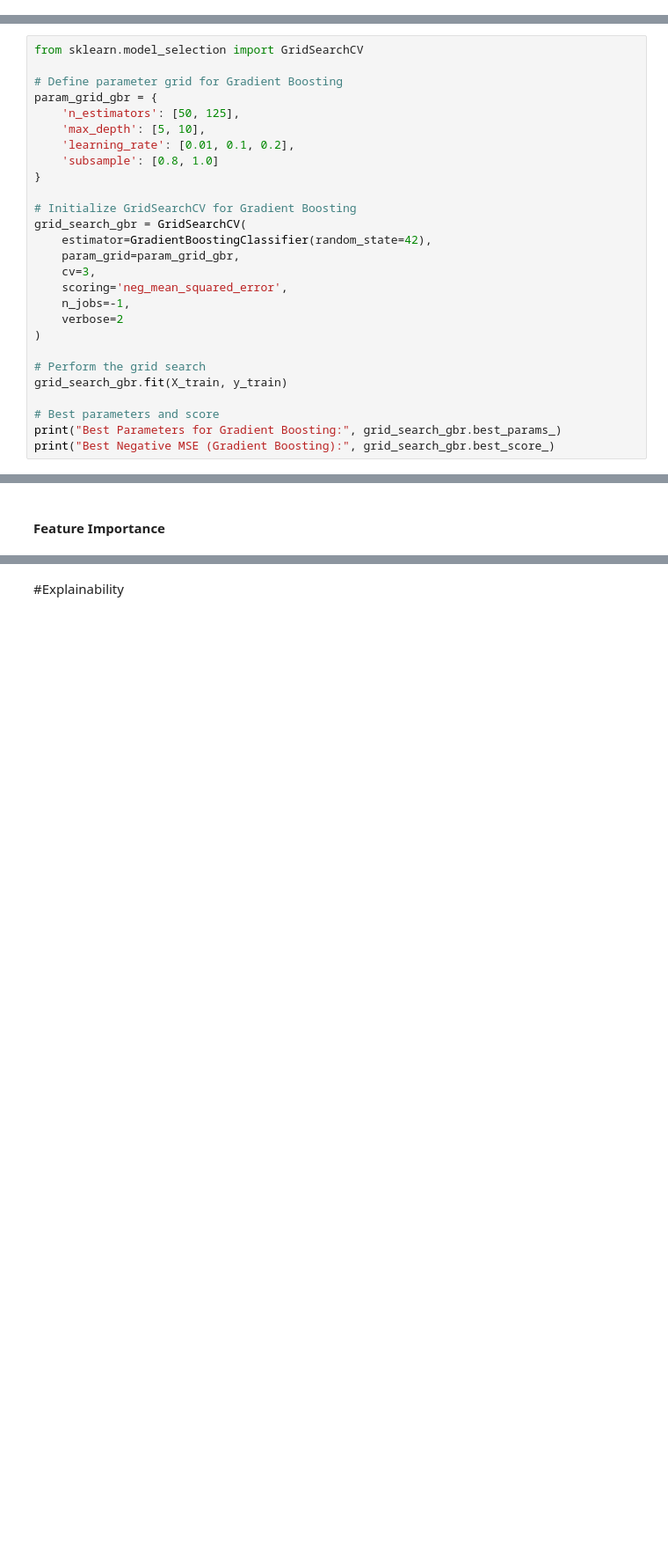
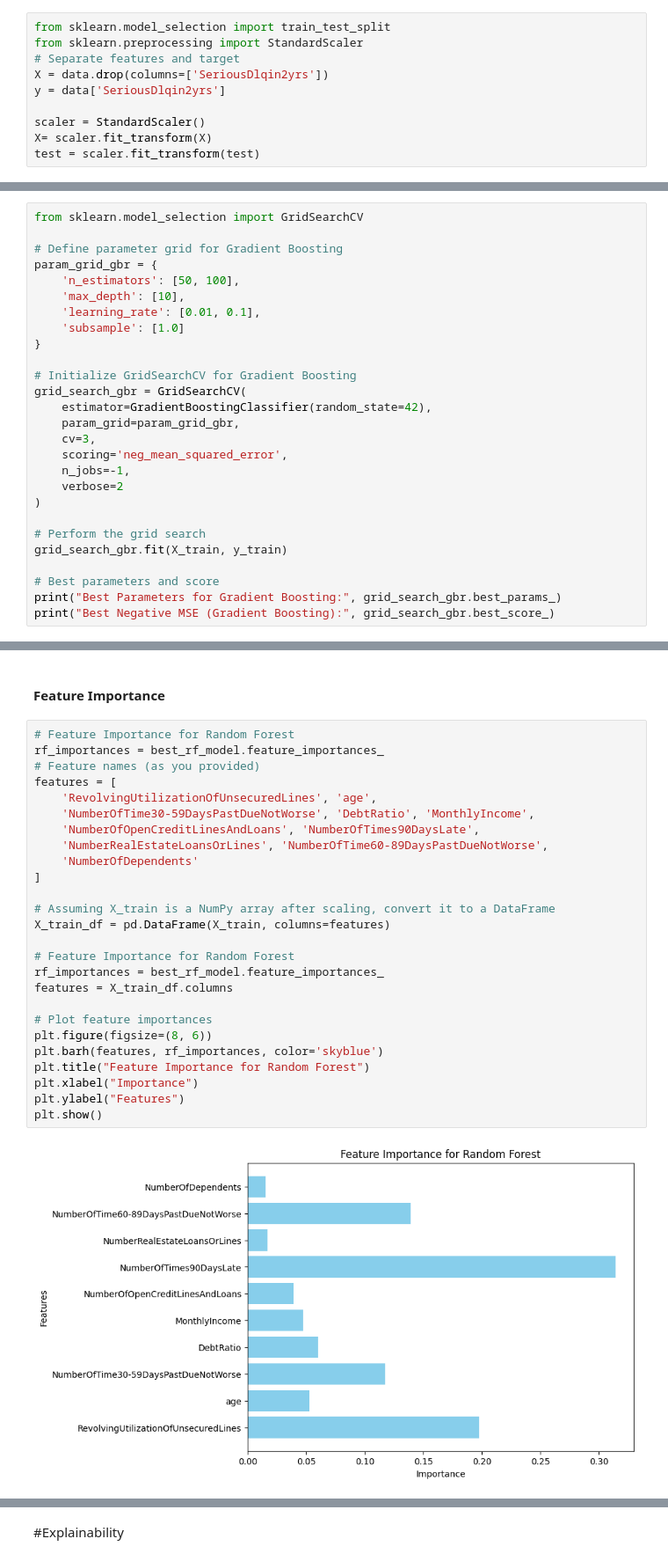
Before and after one commit to TigistW/XAI_Loan_Approval, a Jupyter notebook: XAI_loan_classification.ipynb, the cells around one changed output, grey strips where cells are left out. Shown at 88% size. Drawn from its saved outputs; the diff is of its cells as text; blank space fills up the shorter version.

```diff
--- a/XAI_loan_classification.ipynb
+++ b/XAI_loan_classification.ipynb
@@ -338,5 +332,15 @@ y = data['SeriousDlqin2yrs']
 # %%
 test = test.drop(columns = ['SeriousDlqin2yrs'])
+# %%
+from sklearn.model_selection import train_test_split
+from sklearn.preprocessing import StandardScaler
+# Separate features and target
+X = data.drop(columns=['SeriousDlqin2yrs'])
+y = data['SeriousDlqin2yrs']
+
+scaler = StandardScaler()
+X= scaler.fit_transform(X)
+test = scaler.fit_transform(test)
 # %%
 X_train, X_val, y_train, y_val = train_test_split(X, y, test_size=0.2, random_state=42)
 X_test = test
@@ -590,10 +617,10 @@ from sklearn.model_selection import GridSearchCV
 
 # Define parameter grid for Gradient Boosting
 param_grid_gbr = {
-    'n_estimators': [50, 125],
-    'max_depth': [5, 10],
-    'learning_rate': [0.01, 0.1, 0.2],
-    'subsample': [0.8, 1.0]
+    'n_estimators': [50, 100],
+    'max_depth': [10],
+    'learning_rate': [0.01, 0.1],
+    'subsample': [1.0]
 }
 
 # Initialize GridSearchCV for Gradient Boosting
@@ -623,3 +666,31 @@ val_metrics_best_gbr = evaluate_model(best_gbr_model, X_val, y_val)
 # %% [markdown]
 #### **Feature Importance**
+# %%
+# Feature Importance for Random Forest
+rf_importances = best_rf_model.feature_importances_
+# Feature names (as you provided)
+features = [
+    'RevolvingUtilizationOfUnsecuredLines', 'age',
+    'NumberOfTime30-59DaysPastDueNotWorse', 'DebtRatio', 'MonthlyIncome',
+    'NumberOfOpenCreditLinesAndLoans', 'NumberOfTimes90DaysLate',
+    'NumberRealEstateLoansOrLines', 'NumberOfTime60-89DaysPastDueNotWorse',
+    'NumberOfDependents'
+]
+
+# Assuming X_train is a NumPy array after scaling, convert it to a DataFrame
+X_train_df = pd.DataFrame(X_train, columns=features)
+
+# Feature Importance for Random Forest
+rf_importances = best_rf_model.feature_importances_
+features = X_train_df.columns
+
+# Plot feature importances
+plt.figure(figsize=(8, 6))
+plt.barh(features, rf_importances, color='skyblue')
+plt.title("Feature Importance for Random Forest")
+plt.xlabel("Importance")
+plt.ylabel("Features")
+plt.show()
+# %% [output]
+[figure, added]
 # %%
```
Also changed, not shown: parts of 18 cells of this notebook.
